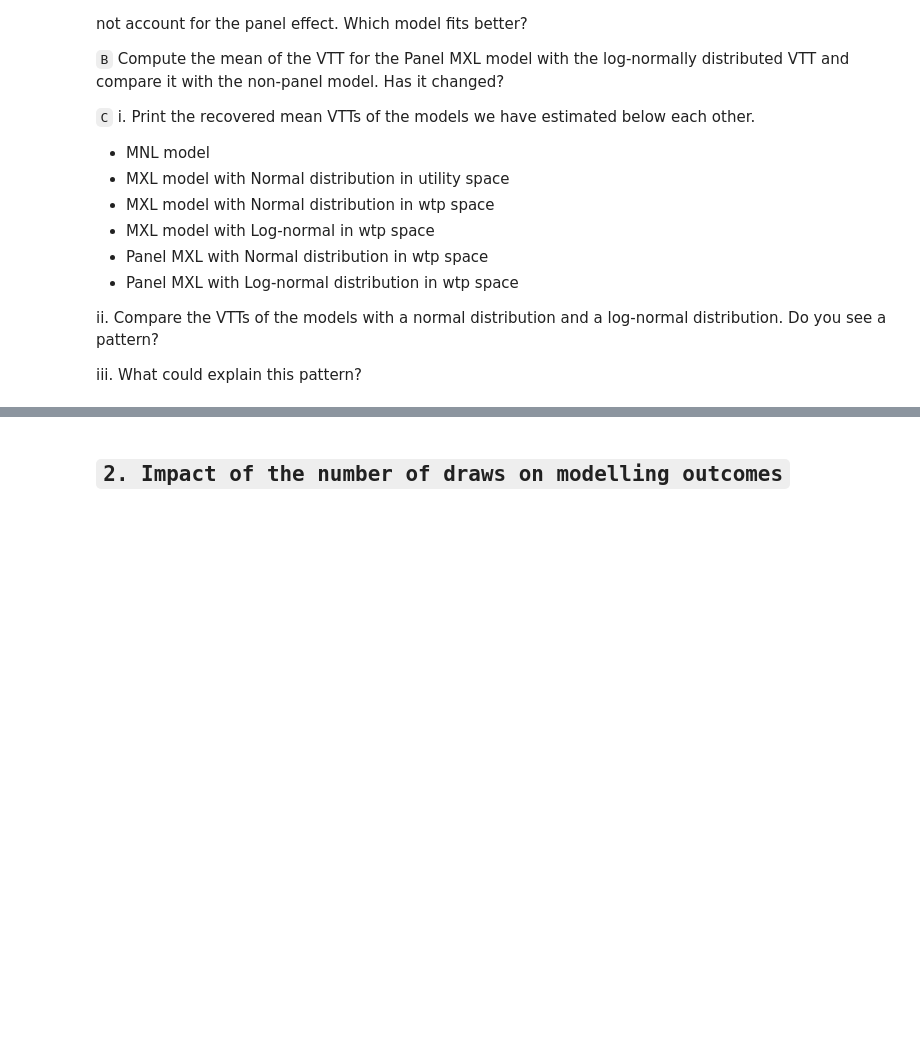
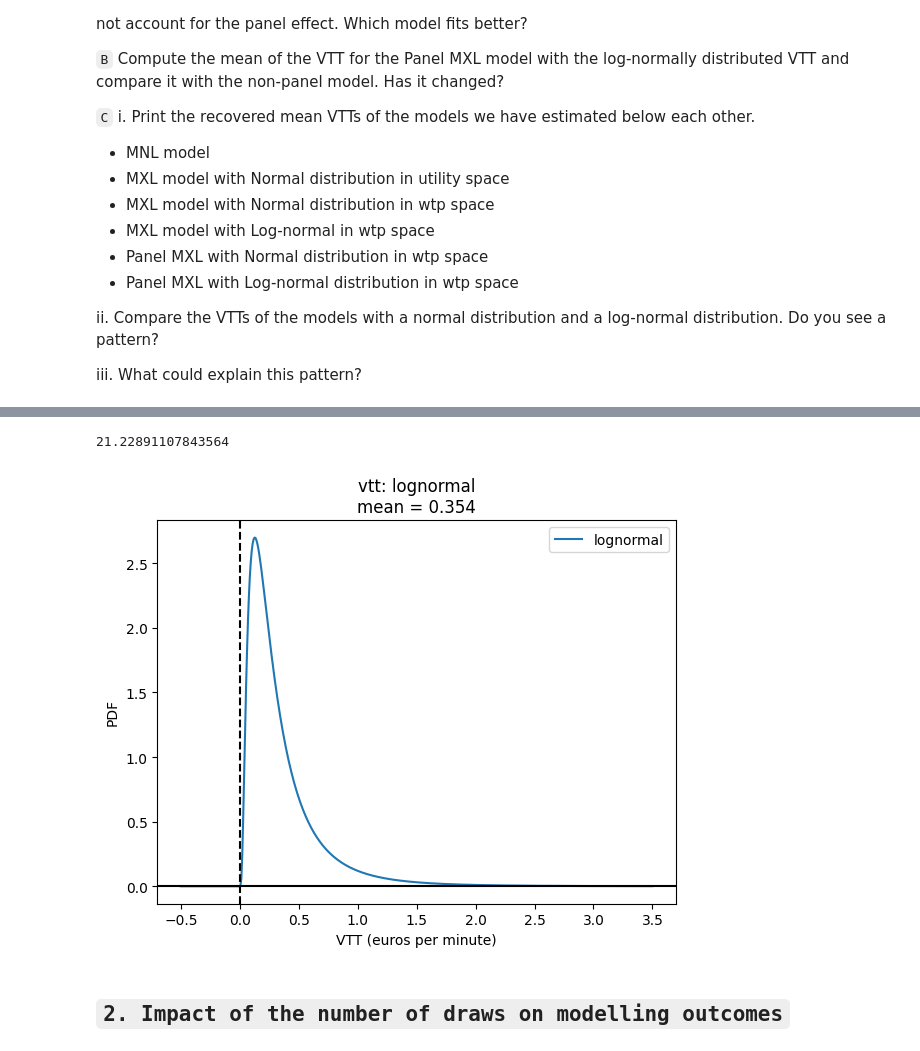
Before and after one commit to kschmoutziguer/Q2_2025, a Jupyter notebook: Lab_sessions/Lab_session_02/Lab_02B.ipynb, the cells around one changed output, grey strips where cells are left out. Drawn from its saved outputs; the diff is of its cells as text; code cells hidden in the pictures; blank space fills up the shorter version.

```diff
--- a/Lab_sessions/Lab_session_02/Lab_02B.ipynb
+++ b/Lab_sessions/Lab_session_02/Lab_02B.ipynb
@@ -231,0 +290,29 @@ iii. What could explain this pattern?<br>
+# %%
+# Your code here
+model_name4 = 'Panel MXL WTP space with lognormally distributed vtt'
+
+# Parameters definition enabling the construction of random parameters
+vtt       = Beta('vtt',       0.4, None, None, 0)
+B_tc      = Beta('b_tc',     -0.4, None, None, 0)
+sigma_vtt = Beta('sigma_vtt',   2, None, None, 0)
+
+# Construction of random parameters
+vtt_rnd = vtt + sigma_vtt * bioDraws('vtt_rnd', 'NORMAL_HALTON2')
+vtt_rnd_lognormal = exp(vtt_rnd)
+
+# Definition of the utility functions
+# Note that we use list comprehension to create a list of utility functions for all observations of an individual
+V_L = [B_tc * (CostL[q] + vtt_rnd_lognormal * TimeL[q]) for q in range(obs_per_ind)]
+V_R = [B_tc * (CostR[q] + vtt_rnd_lognormal * TimeR[q]) for q in range(obs_per_ind)]
+
+# Create a dictionary to list the utility functions with the numbering of alternatives
+# Note that we use list comprehension to create a list of dictionaries
+V = [{1: V_L[q], 2: V_R[q]} for q in range(obs_per_ind)]
+
+# Create a dictionary to describe the availability conditions of each alternative
+AV = {1:1, 2:1}
+# %%
+results_wtp_panel_mxl_lognormal = estimate_panel_mxl(V,AV,CHOICE,obs_per_ind,biodata_wide,model_name4,num_draws = 1250)
+
+# Print the results
+print_results(results_wtp_panel_mxl_lognormal)
@@ -231,0 +353,17 @@ iii. What could explain this pattern?<br>
+# %%
+beta_hat_wtp_mxl_lognormal_panel = results_wtp_panel_mxl_lognormal.get_beta_values()
+
+meanVTT_lognormal = np.exp(beta_hat_wtp_mxl_lognormal_panel['vtt'] + (beta_hat_wtp_mxl_lognormal_panel['sigma_vtt']**2)/2)
+
+print(f'{(meanVTT_lognormal*60)}')
+# %% [output]
+21.22891107843564
+# %%
+distr_types = {
+    'vtt':  {'dist': 'lognormal'},
+}
+# Plot the distributions of the random parameters, by passing it the biogeme results, the dictionary with the distribution types, and the x-axis limits
+# Note that the unit of the VTT distribution is euros per minute
+plot_distributions(results_wtp_panel_mxl_lognormal, distr_types, xmin = -0.5, xmax = 3.5, xlabel='VTT (euros per minute)')
+# %% [output]
+[figure, added]
```
Also changed, not shown: parts of 9 cells of this notebook, 1 other file.
